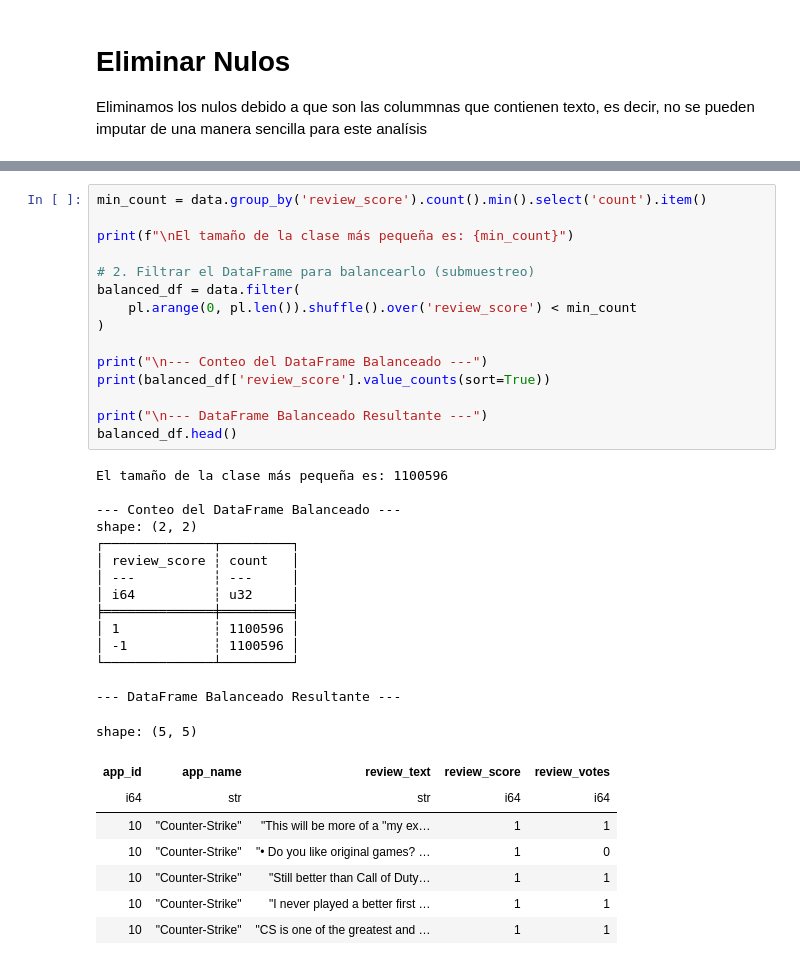
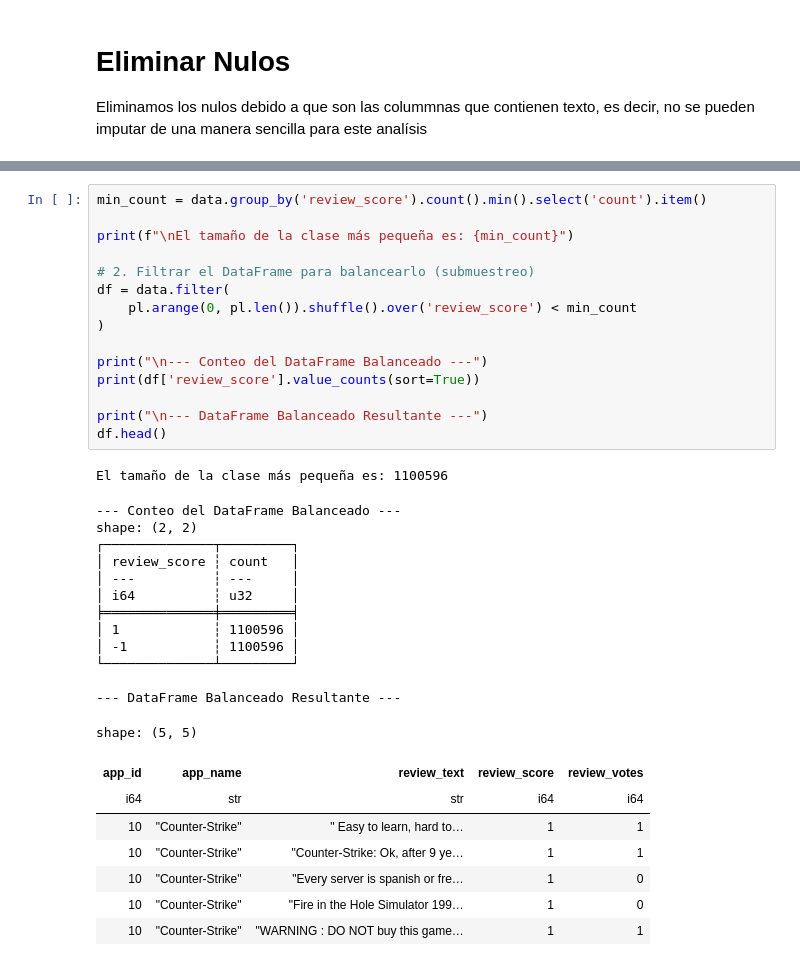
Before and after one commit to Arenasaurio/explanaible-steam-nlp, a Jupyter notebook: notebooks/edo.ipynb, the cells around one changed output, grey strips where cells are left out. Saved outputs shown, nothing was run; the diff lists cells and outputs as text.

```diff
--- a/notebooks/edo.ipynb
+++ b/notebooks/edo.ipynb
@@ -47,38 +49,37 @@ shape: (9, 6)
 # %%
 min_count = data.group_by('review_score').count().min().select('count').item()
 
 print(f"\nEl tamaño de la clase más pequeña es: {min_count}")
 
 # 2. Filtrar el DataFrame para balancearlo (submuestreo)
-balanced_df = data.filter(
+df = data.filter(
     pl.arange(0, pl.len()).shuffle().over('review_score') < min_count
 )
 
 print("\n--- Conteo del DataFrame Balanceado ---")
-print(balanced_df['review_score'].value_counts(sort=True))
+print(df['review_score'].value_counts(sort=True))
 
 print("\n--- DataFrame Balanceado Resultante ---")
-balanced_df.head()
+df.head()
 # %% [output]
 El tamaño de la clase más pequeña es: 1100596
-
---- Conteo del DataFrame Balanceado ---
-shape: (2, 2)
-┌──────────────┬─────────┐
-│ review_score ┆ count   │
-│ ---          ┆ ---     │
-│ i64          ┆ u32     │
-╞══════════════╪═════════╡
-│ 1            ┆ 1100596 │
-│ -1           ┆ 1100596 │
-└──────────────┴─────────┘
-
---- DataFrame Balanceado Resultante ---
-shape: (5, 5)
+--- Conteo del DataFrame Balanceado ---
+shape: (2, 2)
+┌──────────────┬─────────┐
+│ review_score ┆ count   │
+│ ---          ┆ ---     │
+│ i64          ┆ u32     │
+╞══════════════╪═════════╡
+│ 1            ┆ 1100596 │
+│ -1           ┆ 1100596 │
+└──────────────┴─────────┘
+
+--- DataFrame Balanceado Resultante ---
+shape: (5, 5)
 | app_id | app_name | review_text | review_score | review_votes |
 | i64 | str | str | i64 | i64 |
-| 10 | "Counter-Strike" | "This will be more of a ''my ex… | 1 | 1 |
-| 10 | "Counter-Strike" | "• Do you like original games? … | 1 | 0 |
-| 10 | "Counter-Strike" | "Still better than Call of Duty… | 1 | 1 |
-| 10 | "Counter-Strike" | "I never played a better first … | 1 | 1 |
-| 10 | "Counter-Strike" | "CS is one of the greatest and … | 1 | 1 |
+| 10 | "Counter-Strike" | " Easy to learn, hard to… | 1 | 1 |
+| 10 | "Counter-Strike" | "Counter-Strike: Ok, after 9 ye… | 1 | 1 |
+| 10 | "Counter-Strike" | "Every server is spanish or fre… | 1 | 0 |
+| 10 | "Counter-Strike" | "Fire in the Hole Simulator 199… | 1 | 0 |
+| 10 | "Counter-Strike" | "WARNING : DO NOT buy this game… | 1 | 1 |
```
Also changed, not shown: parts of 6 cells of this notebook.
